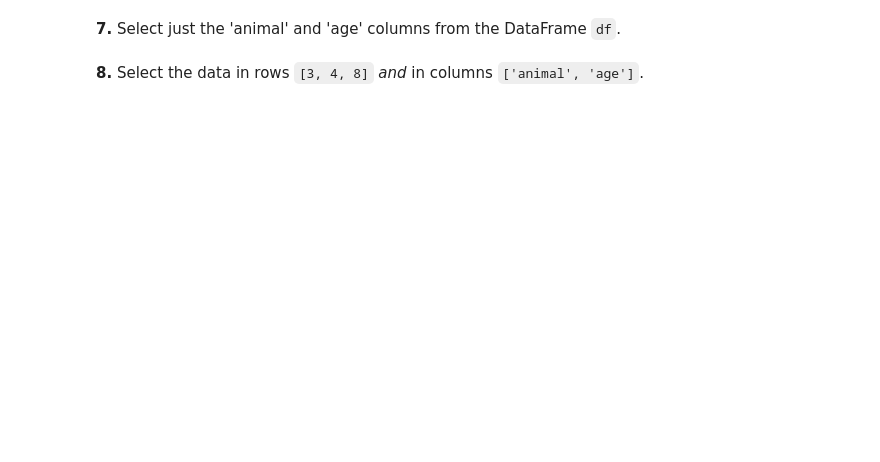
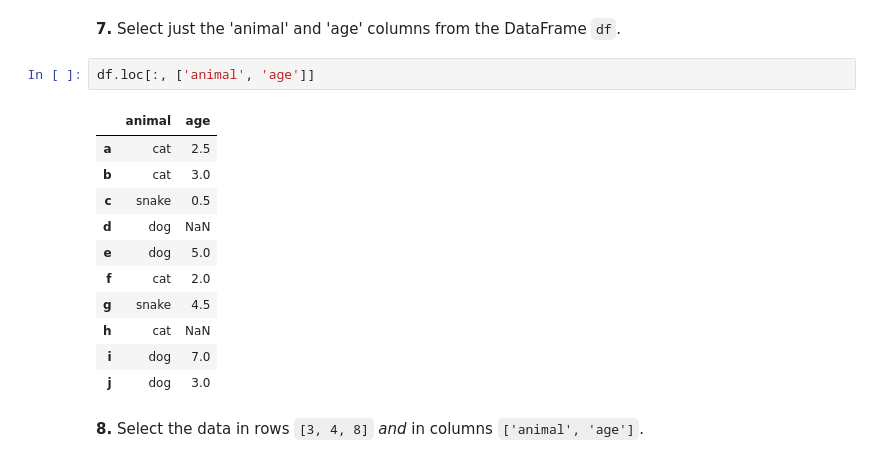
Before and after one commit to sahilnarkar155/guvi-task, a Jupyter notebook: pandas_tasks.ipynb, the cells around one changed output. Drawn from its saved outputs; the diff is of its cells as text; blank space fills up the shorter version.

```diff
--- a/pandas_tasks.ipynb
+++ b/pandas_tasks.ipynb
@@ -72,4 +121,18 @@ labels = ['a', 'b', 'c', 'd', 'e', 'f', 'g', 'h', 'i', 'j']
 # %% [markdown]
 **7.** Select just the 'animal' and 'age' columns from the DataFrame `df`.
+# %%
+df.loc[:, ['animal', 'age']]
+# %% [output]
+|  | animal | age |
+| a | cat | 2.5 |
+| b | cat | 3.0 |
+| c | snake | 0.5 |
+| d | dog | NaN |
+| e | dog | 5.0 |
+| f | cat | 2.0 |
+| g | snake | 4.5 |
+| h | cat | NaN |
+| i | dog | 7.0 |
+| j | dog | 3.0 |
 # %% [markdown]
 **8.** Select the data in rows `[3, 4, 8]` *and* in columns `['animal', 'age']`.
```
Also changed, not shown: parts of 18 cells of this notebook.
